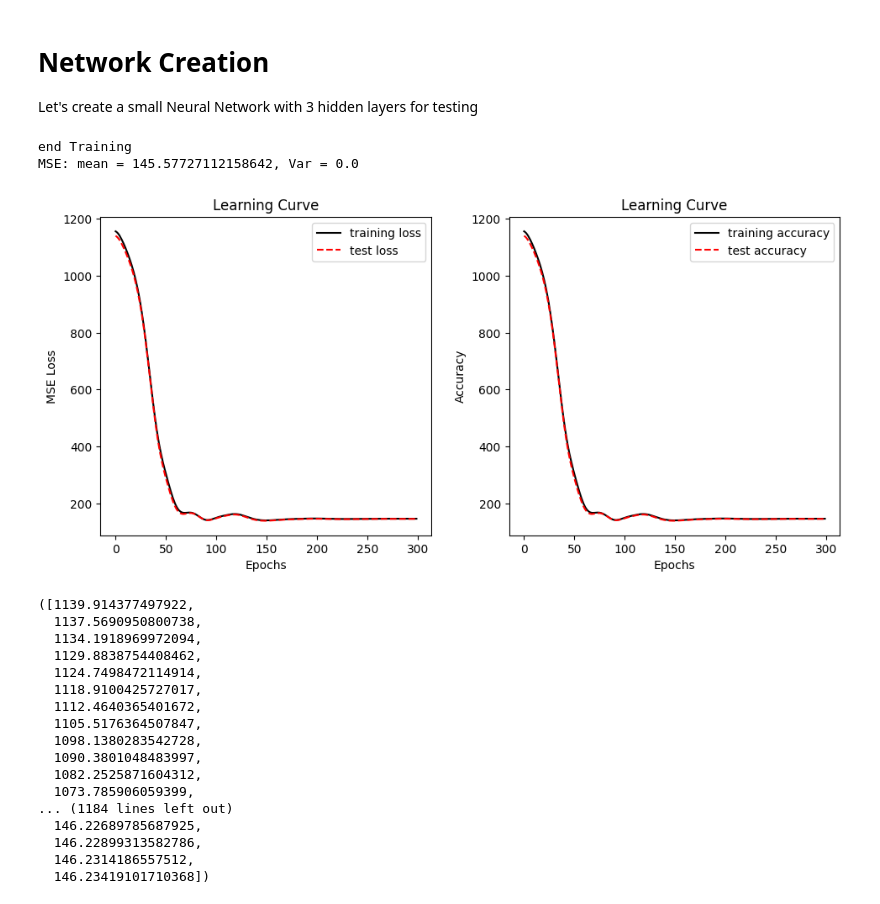
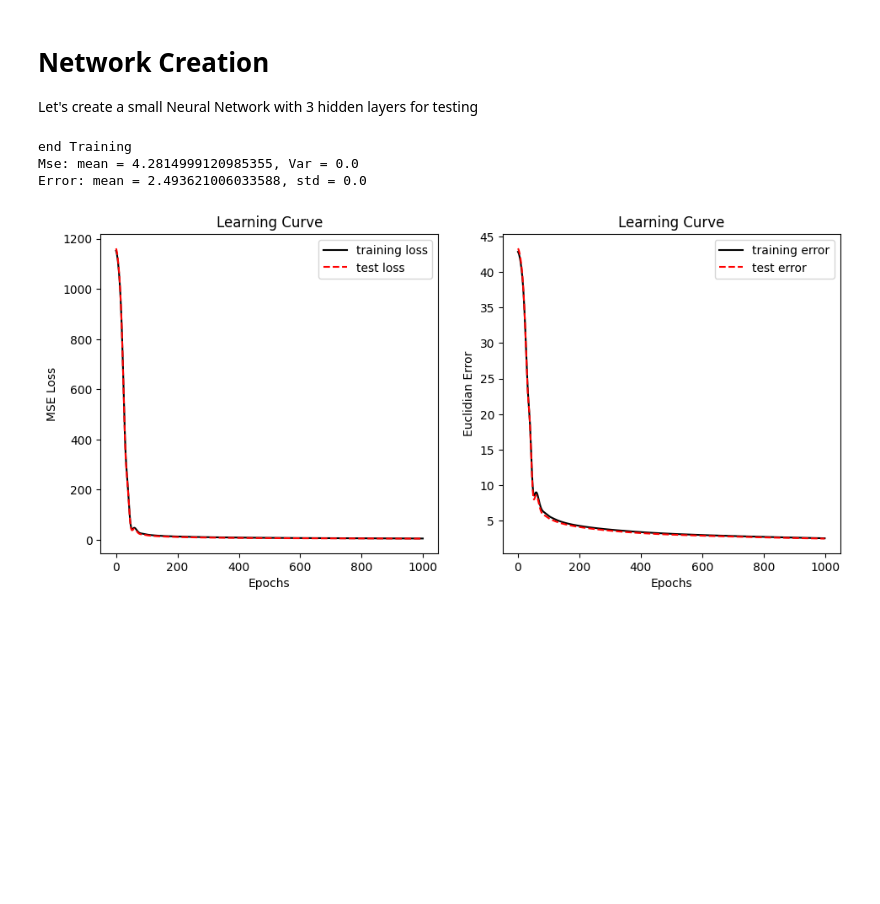
Before and after one commit to Nsivaa/ML, a Jupyter notebook: project/CUP_notebook.ipynb, the cells around one changed output. Drawn from its saved outputs; the diff is of its cells as text; code cells hidden in the pictures; blank space fills up the shorter version.

Commit message:
implemented eucl

```diff
--- a/project/CUP_notebook.ipynb
+++ b/project/CUP_notebook.ipynb
@@ -22,73 +22,57 @@ folds = np.array_split(data, 5)
 tr_data = pd.concat(folds[1:])
 test_data = folds[0]
 
-epochs=300
+epochs=1000
 params={
-    "eta" : 0.0002,
-    "mb" : 800,
+    "eta" : 0.00009,
+    "mb" : 400,
     "momentum" : 0.95,
     "epochs" : epochs,
     "clip_value" : None,
     "hid_act_fun" : "relu",
     "out_act_fun" : "linear",
     "cost_fun" : "mse",
-    "ridge_lambda": 0.001,
+    "ridge_lambda": None,
     "lasso_lambda": None,
     "decay_max_steps": None,
     "decay_min_value": None
 }
 
 n=1
 test_errors=np.zeros((n,epochs))
 training_errors=np.zeros((n,epochs))
 acc_test_errors=np.zeros((n,epochs))
 acc_train_errors=np.zeros((n,epochs))
 for i in range(n):
     net = NeuralNetwork()
 
     n_inputs = tr_data.shape[1] - 3
 
     net.add_input_layer(n_inputs)
 
-    net.add_hidden_layer(n_inputs, 50)
+    net.add_hidden_layer(n_inputs, 100)
+   # net.add_hidden_layer(50, 50)
 
-    net.add_output_layer(50, 3)
-    test_error,training_error,acc_test,acc_train=net.train(tr_data,params,test_data=test_data, outFun2="mse")
+    net.add_output_layer(100, 3)
+    test_error,training_error,acc_test,acc_train=net.train(tr_data,params,test_data=test_data, outFun2="eucl")
     test_errors[i]=test_error
     training_errors[i]=training_error
     acc_test_errors[i]=acc_test
     acc_train_errors[i]=acc_train
 
-print(f"MSE: mean = {np.mean(test_errors[:,-1])}, Var = {np.var(test_errors[:,-1])}")
-#print(f"Accuracy: mean = {np.mean(acc_test_errors[:,-1])}, std = {np.std(acc_test_errors[:,-1])}")
+print(f"Mse: mean = {np.mean(test_errors[:,-1])}, Var = {np.var(test_errors[:,-1])}")
+print(f"Error: mean = {np.mean(acc_test_errors[:,-1])}, std = {np.std(acc_test_errors[:,-1])}")
+
 fig,axs = plt.subplots(1,2,figsize=(10,5))
 
 plot_loss_Monk(training_error,"mse",axs[0],test_losses=test_error)
-plot_loss_Monk(acc_train,"acc",axs[1],test_losses=acc_test)
+plot_loss_Monk(acc_train,"eucl",axs[1],test_losses=acc_test)
 
 
 fig.tight_layout(pad=2.0)
 plt.show()
-
-test_error,training_error,acc_test,acc_train
 # %% [output]
 end Training
-MSE: mean = 145.57727112158642, Var = 0.0
+Mse: mean = 4.2814999120985355, Var = 0.0
+Error: mean = 2.493621006033588, std = 0.0
-[figure, old version]
+[figure, new version]
-([1139.914377497922,
-  1137.5690950800738,
-  1134.1918969972094,
-  1129.8838754408462,
-  1124.7498472114914,
-  1118.9100425727017,
-  1112.4640365401672,
-  1105.5176364507847,
-  1098.1380283542728,
-  1090.3801048483997,
-  1082.2525871604312,
-  1073.785906059399,
-... (1184 lines left out)
-  146.22689785687925,
-  146.22899313582786,
-  146.2314186557512,
-  146.23419101710368])
```
Also changed, not shown: parts of 1 cell of this notebook, 3 other files.
